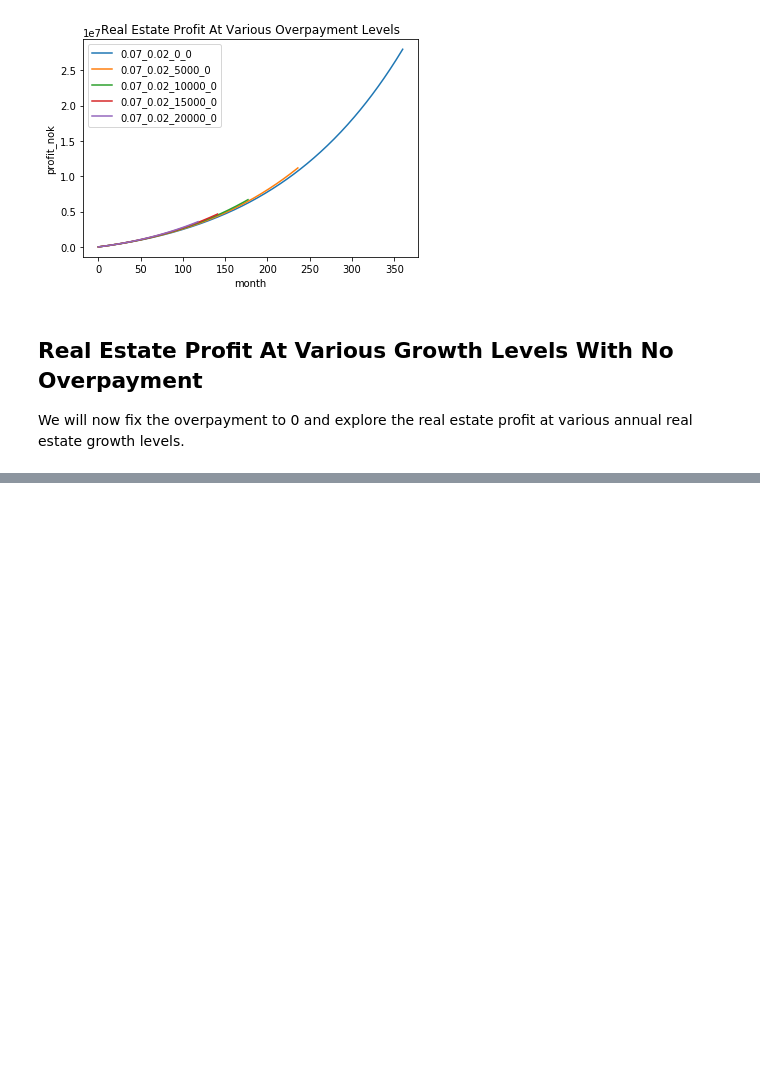
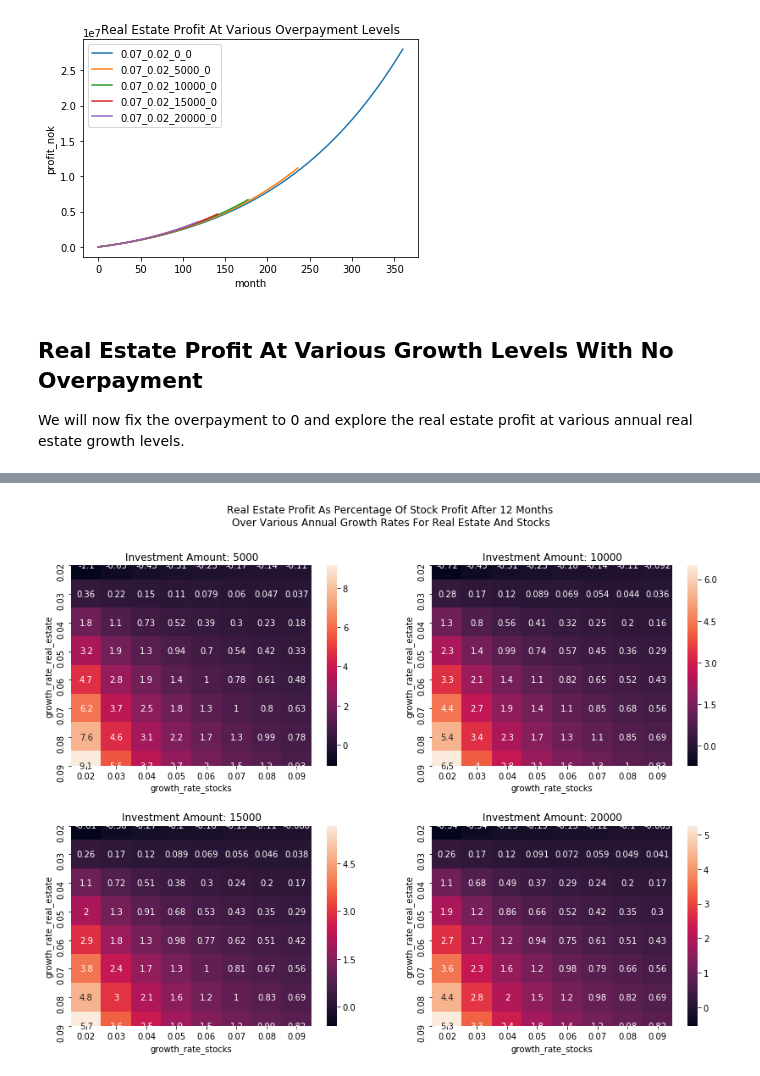
Before and after one commit to rossrco/real_estate_sim, a Jupyter notebook: analysis.ipynb, the cells around one changed output, grey strips where cells are left out. Cells and saved outputs as stored; diff of their text form; code cells hidden in the pictures; blank space fills up the shorter version.

```diff
--- a/analysis.ipynb
+++ b/analysis.ipynb
@@ -82,0 +86,21 @@ plt.show()
+# %%
+n_months = 12
+fig = plt.figure(figsize=(14, 10))
+for i, amount in enumerate(list(range(5000, 20001, 5000))):
+    to_plot = history[(history.mortgage_overpayment_amount==amount)
+                  & (history.investment_amount==amount)
+                  & (history.month==n_months)].copy()
+
+    to_plot['profit_ratio'] = to_plot['current_profit_real_estate'] / to_plot['cumulative_profit_stocks']
+    ax = plt.subplot(2, 2, i+1)
+    to_plot_pivot = pd.pivot_table(data=to_plot,
+                                   index='growth_rate_real_estate',
+                                   columns='growth_rate_stocks',
+                                   values='profit_ratio')
+    sns.heatmap(to_plot_pivot, annot=True)
+    plt.title(f'Investment Amount: {amount}')
+plt.suptitle(f'Real Estate Profit As Percentage Of Stock Profit After {n_months} Months \nOver Various Annual Growth Rates For Real Estate And Stocks')
+plt.subplots_adjust(hspace=0.3)
+plt.show()
+# %% [output]
+[figure, added]
```
Also changed, not shown: parts of 8 cells of this notebook.
